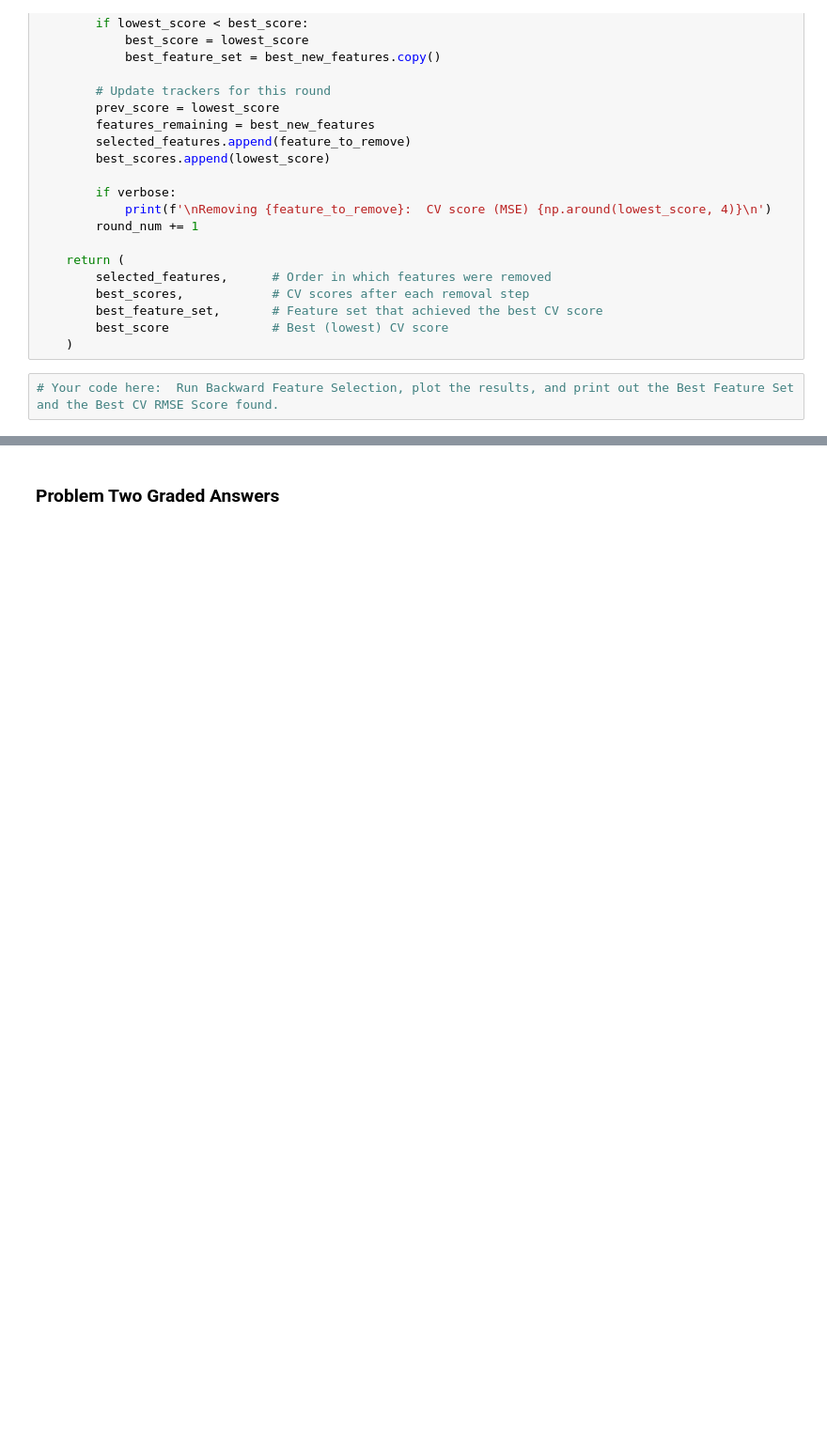
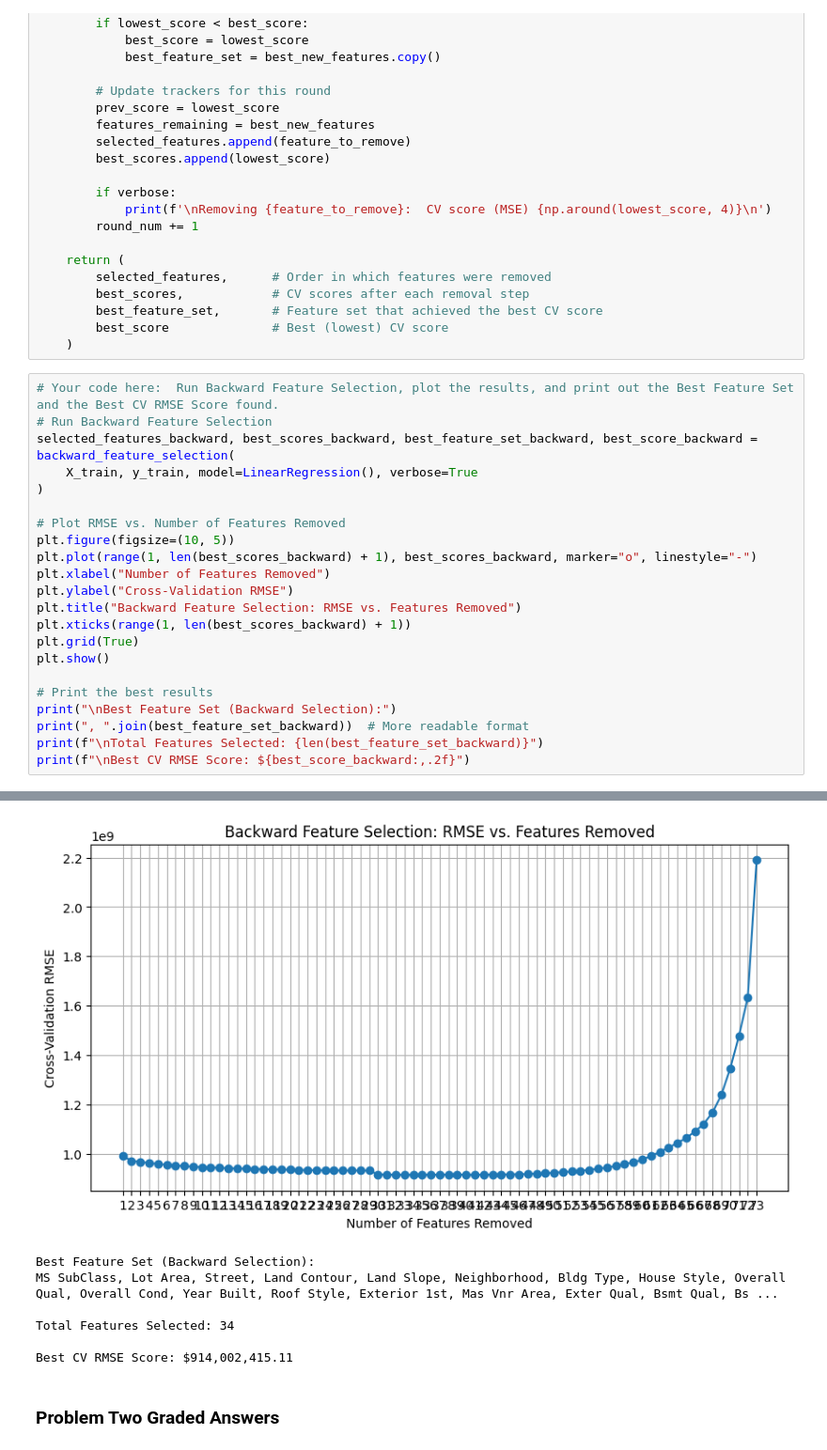
Before and after one commit to ndumay/Module3Assignments2-Final, a Jupyter notebook: Mod3-Week5/Homework_05.ipynb, the cells around one changed output, grey strips where cells are left out. Shown at 94% size. Drawn from its saved outputs; the diff is of its cells as text; blank space fills up the shorter version.

```diff
--- a/Mod3-Week5/Homework_05.ipynb
+++ b/Mod3-Week5/Homework_05.ipynb
@@ -326,3 +326,24 @@ def backward_feature_selection(X, y, model,
     )
 # %%
 # Your code here:  Run Backward Feature Selection, plot the results, and print out the Best Feature Set and the Best CV RMSE Score found.
+# Run Backward Feature Selection
+selected_features_backward, best_scores_backward, best_feature_set_backward, best_score_backward = backward_feature_selection(
+    X_train, y_train, model=LinearRegression(), verbose=True
+)
+
+# Plot RMSE vs. Number of Features Removed
+plt.figure(figsize=(10, 5))
+plt.plot(range(1, len(best_scores_backward) + 1), best_scores_backward, marker="o", linestyle="-")
+plt.xlabel("Number of Features Removed")
+plt.ylabel("Cross-Validation RMSE")
+plt.title("Backward Feature Selection: RMSE vs. Features Removed")
+plt.xticks(range(1, len(best_scores_backward) + 1))
+plt.grid(True)
+plt.show()
+
+# Print the best results
+print("\nBest Feature Set (Backward Selection):")
+print(", ".join(best_feature_set_backward))  # More readable format
+print(f"\nTotal Features Selected: {len(best_feature_set_backward)}")
+print(f"\nBest CV RMSE Score: ${best_score_backward:,.2f}")
+# %% [output]
@@ -329,3 +367,10 @@ def backward_feature_selection(X, y, model,
+[figure, added]
+Best Feature Set (Backward Selection):
+MS SubClass, Lot Area, Street, Land Contour, Land Slope, Neighborhood, Bldg Type, House Style, Overall Qual, Overall Cond, Year Built, Roof Style, Exterior 1st, Mas Vnr Area, Exter Qual, Bsmt Qual, Bs ...
+
+Total Features Selected: 34
+
+Best CV RMSE Score: $914,002,415.11
 # %% [markdown]
 ### Problem Two Graded Answers
 # %%
```
Also changed, not shown: parts of 2 cells of this notebook.
